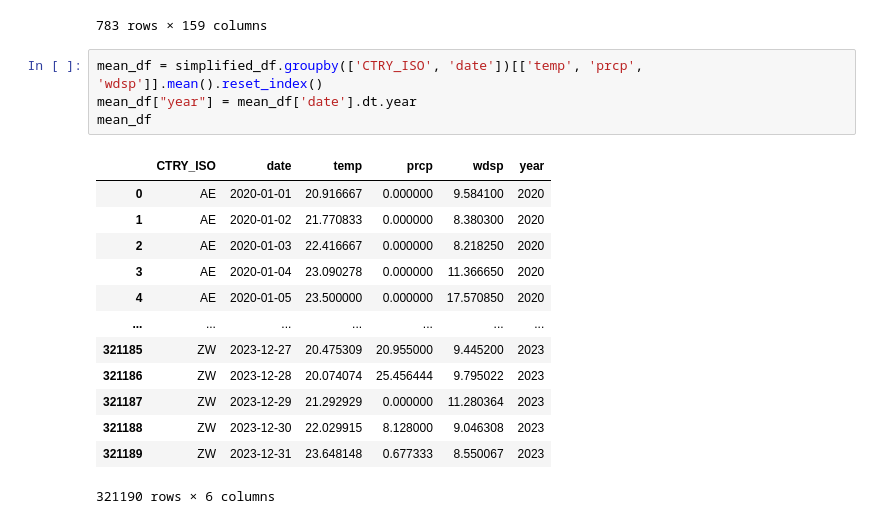
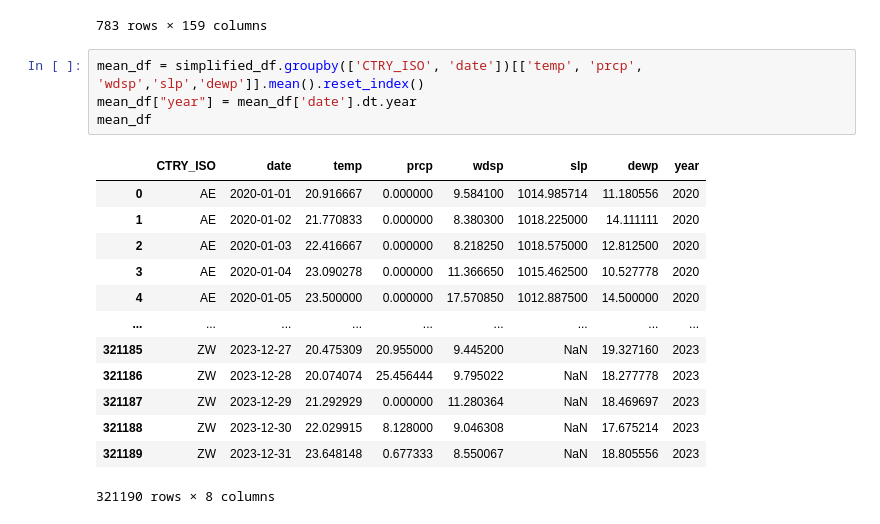
Before and after one commit to igoro00/pdzd, a Jupyter notebook: main.ipynb, the cells around one changed output. Cells and saved outputs as stored; diff of their text form.

```diff
--- a/main.ipynb
+++ b/main.ipynb
@@ -463,23 +463,23 @@ yields
 | 782 | ZW | 2023 | NaN | NaN | NaN | ... |
 783 rows × 159 columns
 # %%
-mean_df = simplified_df.groupby(['CTRY_ISO', 'date'])[['temp', 'prcp', 'wdsp']].mean().reset_index()
+mean_df = simplified_df.groupby(['CTRY_ISO', 'date'])[['temp', 'prcp', 'wdsp','slp','dewp']].mean().reset_index()
 mean_df["year"] = mean_df['date'].dt.year
 mean_df
 # %% [output]
-|  | CTRY_ISO | date | temp | prcp | wdsp | year |
-| 0 | AE | 2020-01-01 | 20.916667 | 0.000000 | 9.584100 | 2020 |
-| 1 | AE | 2020-01-02 | 21.770833 | 0.000000 | 8.380300 | 2020 |
-| 2 | AE | 2020-01-03 | 22.416667 | 0.000000 | 8.218250 | 2020 |
-| 3 | AE | 2020-01-04 | 23.090278 | 0.000000 | 11.366650 | 2020 |
-| 4 | AE | 2020-01-05 | 23.500000 | 0.000000 | 17.570850 | 2020 |
-| ... | ... | ... | ... | ... | ... | ... |
-| 321185 | ZW | 2023-12-27 | 20.475309 | 20.955000 | 9.445200 | 2023 |
-| 321186 | ZW | 2023-12-28 | 20.074074 | 25.456444 | 9.795022 | 2023 |
-| 321187 | ZW | 2023-12-29 | 21.292929 | 0.000000 | 11.280364 | 2023 |
-| 321188 | ZW | 2023-12-30 | 22.029915 | 8.128000 | 9.046308 | 2023 |
-| 321189 | ZW | 2023-12-31 | 23.648148 | 0.677333 | 8.550067 | 2023 |
+|  | CTRY_ISO | date | temp | prcp | wdsp | slp | dewp | year |
+| 0 | AE | 2020-01-01 | 20.916667 | 0.000000 | 9.584100 | 1014.985714 | 11.180556 | 2020 |
+| 1 | AE | 2020-01-02 | 21.770833 | 0.000000 | 8.380300 | 1018.225000 | 14.111111 | 2020 |
+| 2 | AE | 2020-01-03 | 22.416667 | 0.000000 | 8.218250 | 1018.575000 | 12.812500 | 2020 |
+| 3 | AE | 2020-01-04 | 23.090278 | 0.000000 | 11.366650 | 1015.462500 | 10.527778 | 2020 |
+| 4 | AE | 2020-01-05 | 23.500000 | 0.000000 | 17.570850 | 1012.887500 | 14.500000 | 2020 |
+| ... | ... | ... | ... | ... | ... | ... | ... | ... |
+| 321185 | ZW | 2023-12-27 | 20.475309 | 20.955000 | 9.445200 | NaN | 19.327160 | 2023 |
+| 321186 | ZW | 2023-12-28 | 20.074074 | 25.456444 | 9.795022 | NaN | 18.277778 | 2023 |
+| 321187 | ZW | 2023-12-29 | 21.292929 | 0.000000 | 11.280364 | NaN | 18.469697 | 2023 |
+| 321188 | ZW | 2023-12-30 | 22.029915 | 8.128000 | 9.046308 | NaN | 17.675214 | 2023 |
+| 321189 | ZW | 2023-12-31 | 23.648148 | 0.677333 | 8.550067 | NaN | 18.805556 | 2023 |
-321190 rows × 6 columns
+321190 rows × 8 columns
 # %%
 final_df = mean_df.merge(yields, how="left", on=["CTRY_ISO", "year"]).set_index(["CTRY_ISO", "date"])
 final_df = final_df.drop(columns=["year"])
```
Also changed, not shown: parts of 1 cell of this notebook, 2 other files.
